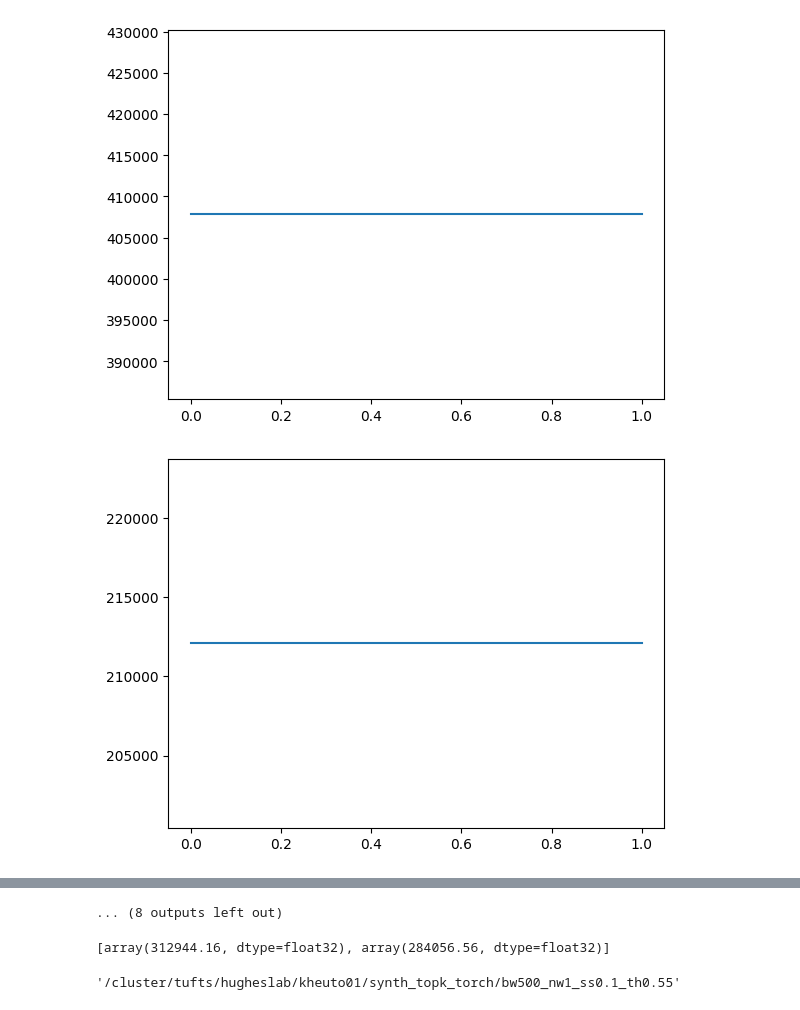
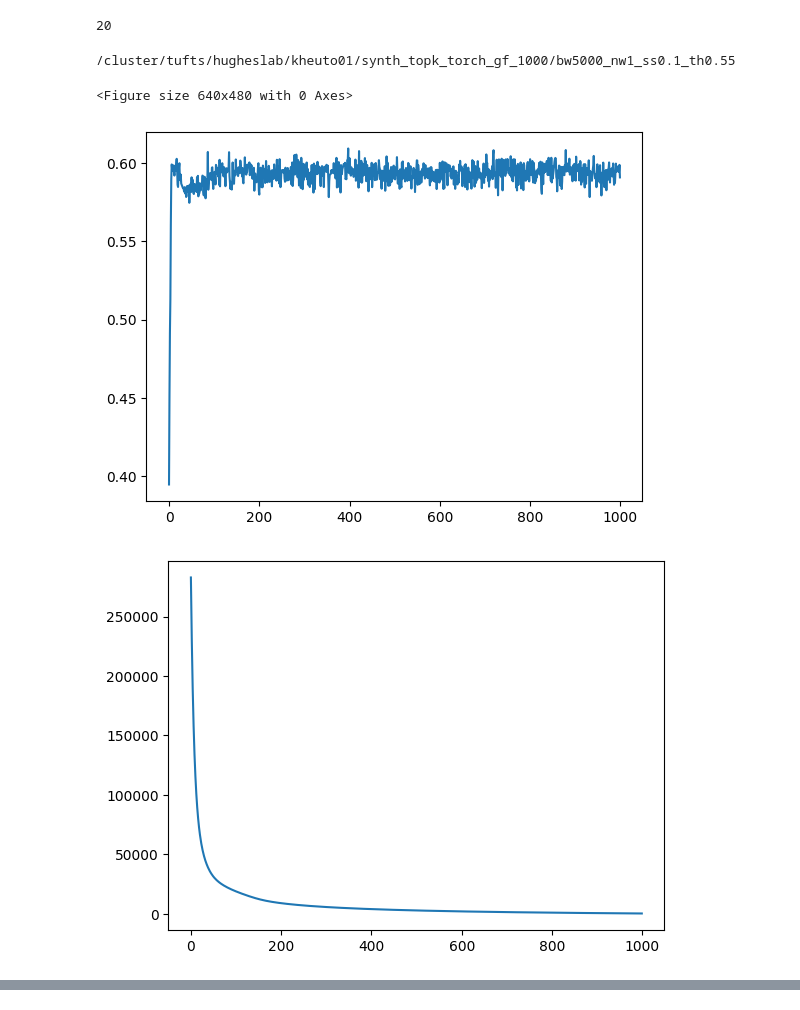
Before and after one commit to kheuton/prob_diff_topk, a Jupyter notebook: PlotExpResults.ipynb, the cells around one changed output, grey strips where cells are left out. Drawn from its saved outputs; the diff is of its cells as text; code cells hidden in the pictures.

```diff
--- a/PlotExpResults.ipynb
+++ b/PlotExpResults.ipynb
@@ -9,3 +31,3 @@ from matplotlib import pyplot as plt
 # %%
-base_dir = '/cluster/tufts/hugheslab/kheuto01/synth_topk_torch/'
+base_dir = '/cluster/tufts/hugheslab/kheuto01/synth_topk_torch_gf_1000'
 exps = glob.glob(base_dir + '/*')
@@ -14,14 +53,28 @@ exps = glob.glob(base_dir + '/*')
+# %%
+len(exps)
+# %% [output]
+20
 # %%
 for exp in exps:
+    if 'bw5000_nw1_ss0.1_th0.55' not in exp:
+        continue
     plt.figure()
+    model = MixtureOfTruncNormModel()
+    model.load_state_dict(torch.load(exp + '/model.pth'))
     losses = torch.load(exp + '/losses.pth')
     bprs = torch.load(exp + '/bprs.pth')
     nlls = torch.load(exp + '/nlls.pth')
     losses = [loss.detach().numpy() for loss in losses]
     bprs = [bpr.detach().numpy() for bpr in bprs]
     nlls = [nll.detach().numpy() for nll in nlls]
-
-    plt.plot(losses)
+    print(exp)
+    #plt.plot(losses)
+    plt.figure()
+    plt.plot(bprs)
+    plt.figure()
+    plt.plot(nlls)
 # %% [output]
+/cluster/tufts/hugheslab/kheuto01/synth_topk_torch_gf_1000/bw5000_nw1_ss0.1_th0.55
+<Figure size 640x480 with 0 Axes>
-[figure, old version]
+[figure, new version]
-[figure, old version]
+[figure, new version]
@@ -38,9 +80,0 @@ for exp in exps:
-... (8 outputs left out)
-# %%
-losses
-# %% [output]
-[array(312944.16, dtype=float32), array(284056.56, dtype=float32)]
-# %%
-exp
-# %% [output]
-'/cluster/tufts/hugheslab/kheuto01/synth_topk_torch/bw500_nw1_ss0.1_th0.55'
```
Also changed, not shown: parts of 11 cells of this notebook, 2 other files.
